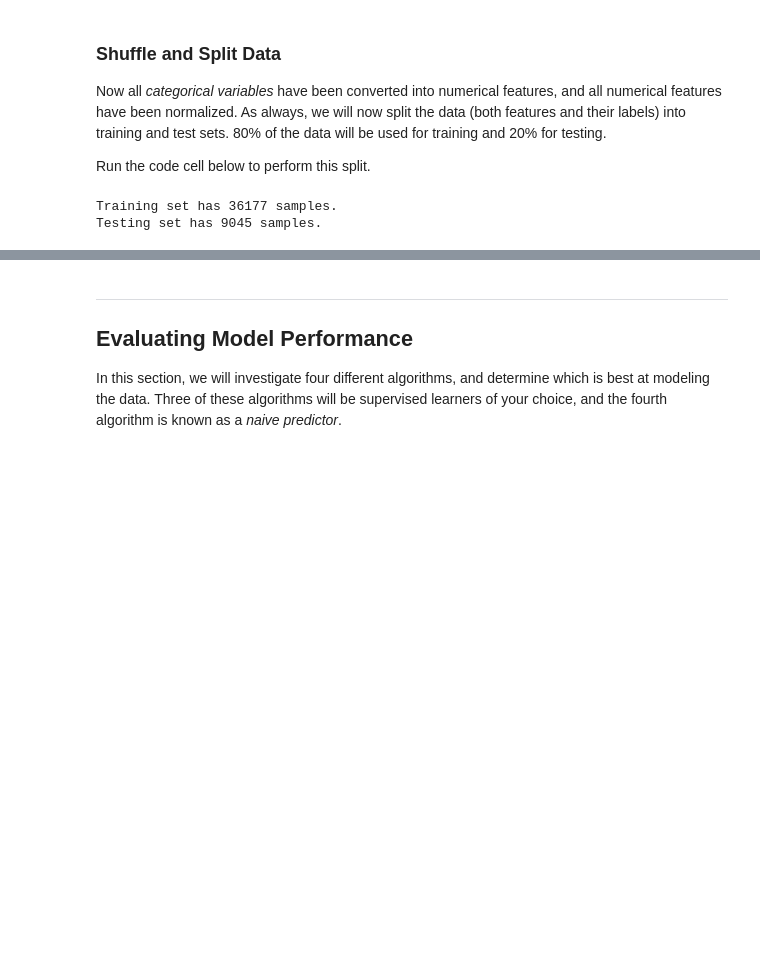
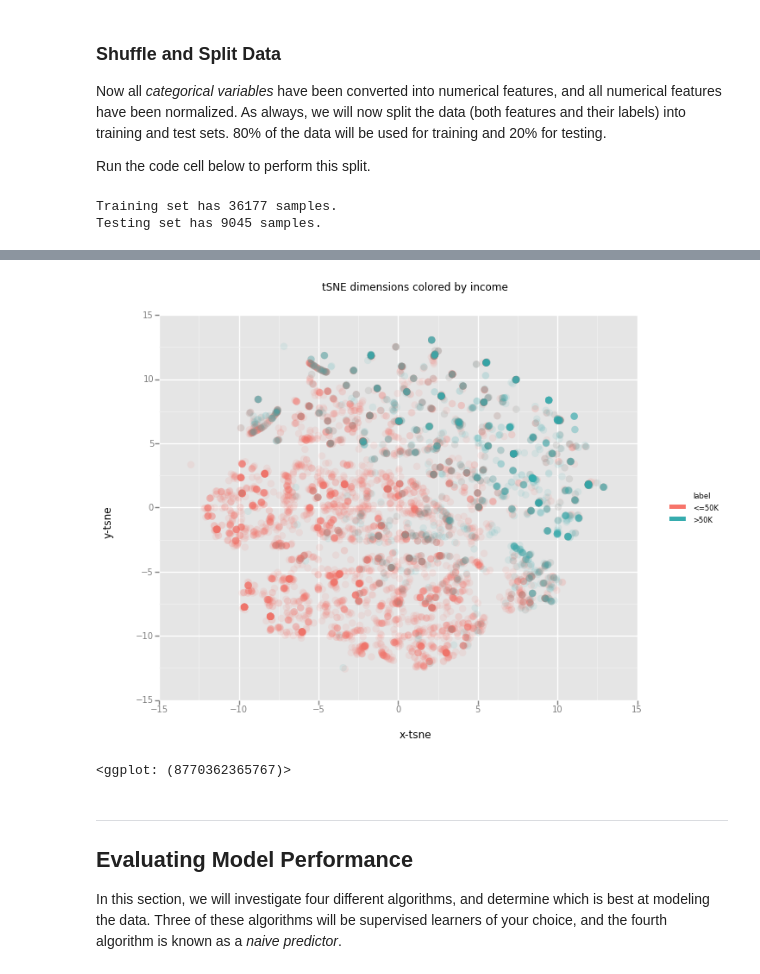
Before and after one commit to japinder007/finding_donors, a Jupyter notebook: finding_donors.ipynb, the cells around one changed output, grey strips where cells are left out. Drawn from its saved outputs; the diff is of its cells as text; code cells hidden in the pictures; blank space fills up the shorter version.

```diff
--- a/finding_donors.ipynb
+++ b/finding_donors.ipynb
@@ -198,0 +222,8 @@ Testing set has 9045 samples.
+# %%
+rndperm = np.random.permutation(features_final.shape[0])
+
+from sklearn.manifold import TSNE
+X_train.describe()
+n_sne = 7000
+tsne = TSNE(n_components=2, verbose=1, perplexity=40, n_iter=300)
+tsne_results = tsne.fit_transform(features_final.loc[rndperm[:n_sne],:].values)
@@ -199,3 +244,15 @@ Testing set has 9045 samples.
+# %%
+df_tsne = features_final.loc[rndperm[:n_sne],:].copy()
+df_tsne['x-tsne'] = tsne_results[:,0]
+df_tsne['y-tsne'] = tsne_results[:,1]
+df_tsne['label'] = income_raw.loc[rndperm[:n_sne]].copy()
+chart = ggplot( df_tsne, aes(x='x-tsne', y='y-tsne', color='label') ) \
+        + geom_point(size=70,alpha=0.1) \
+        + ggtitle("tSNE dimensions colored by income")
+chart
+# %% [output]
+[figure, added]
+<ggplot: (8770362365767)>
 # %% [markdown]
 ----
 ## Evaluating Model Performance
```
Also changed, not shown: parts of 11 cells of this notebook, 1 other file.
